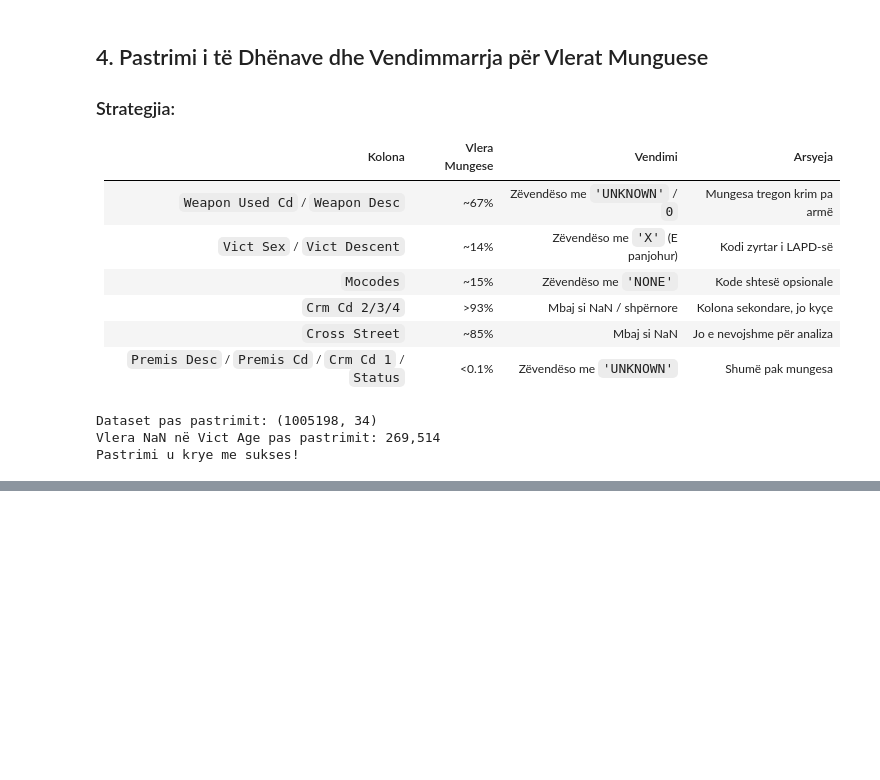
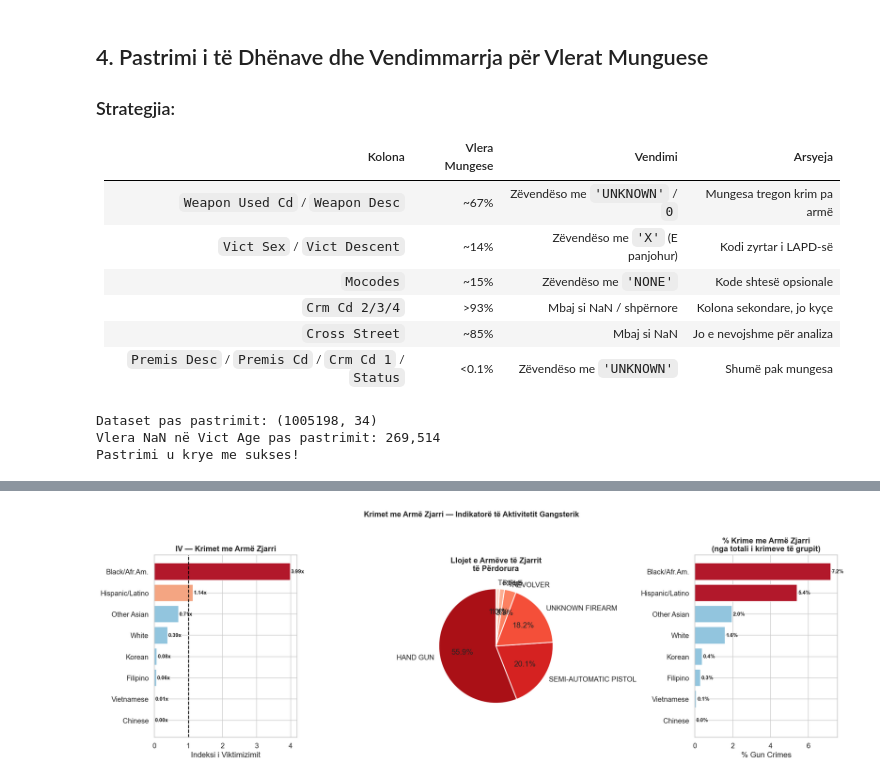
Before and after one commit to kle-di/LAPD-Crime-Analysis, a Jupyter notebook: Crime_analysis.ipynb, the cells around one changed output, grey strips where cells are left out. Saved outputs shown, nothing was run; the diff lists cells and outputs as text; code cells hidden in the pictures; blank space fills up the shorter version.

```diff
--- a/Crime_analysis.ipynb
+++ b/Crime_analysis.ipynb
@@ -209,0 +490,60 @@ Pastrimi u krye me sukses!
+# %%
+# Krimet me armë zjarri
+gun_keywords = ['HAND GUN', 'SEMI-AUTOMATIC PISTOL', 'UNKNOWN FIREARM', 'REVOLVER',
+                'SEMI-AUTOMATIC RIFLE', 'RIFLE', 'SHOTGUN', 'ASSAULT WEAPON']
+gun_df = df[df['Weapon Desc'].isin(gun_keywords)].copy()
+gun_df['Descent Name'] = gun_df['Vict Descent'].map(descent_map)
+gun_main = gun_df[gun_df['Descent Name'].isin(main_groups)]
+
+fig, axes = plt.subplots(1, 3, figsize=(18, 6))
+
+# --- Panel 1: IV për krimet me armë zjarri ---
+gun_pct = (gun_main['Descent Name'].value_counts(normalize=True) * 100).reset_index()
+gun_pct.columns = ['Grupi', 'Gun_%']
+gun_pct['Popullsia_%'] = gun_pct['Grupi'].map(pop_pct)
+gun_pct['IV_Gun'] = (gun_pct['Gun_%'] / gun_pct['Popullsia_%']).round(2)
+gun_pct = gun_pct.sort_values('IV_Gun', ascending=True)
+
+colors_g = ['#b2182b' if iv > 2 else '#f4a582' if iv > 1 else '#92c5de' for iv in gun_pct['IV_Gun']]
+b = axes[0].barh(gun_pct['Grupi'], gun_pct['IV_Gun'], color=colors_g, edgecolor='white')
+axes[0].axvline(1.0, color='black', linestyle='--', linewidth=1.5)
+axes[0].set_title('IV — Krimet me Armë Zjarri', fontweight='bold')
+axes[0].set_xlabel('Indeksi i Viktimizimit')
+for bar, iv in zip(b, gun_pct['IV_Gun']):
+    axes[0].text(iv + 0.02, bar.get_y() + bar.get_height()/2,
+                 f'{iv:.2f}x', va='center', fontsize=9, fontweight='bold')
+
+# --- Panel 2: Lloji i armës (pie) ---
+weapon_counts = gun_df['Weapon Desc'].value_counts()
+top_w = weapon_counts.head(5)
+other_w = weapon_counts.iloc[5:].sum()
+pie_labels = list(top_w.index) + ['Të tjera']
+pie_vals   = list(top_w.values) + [other_w]
+colors_w   = sns.color_palette('Reds_r', len(pie_labels))
+axes[1].pie(pie_vals, labels=pie_labels, autopct='%1.1f%%', colors=colors_w,
+            startangle=90, wedgeprops={'edgecolor':'white','linewidth':1.5})
+axes[1].set_title('Llojet e Armëve të Zjarrit\ntë Përdorura', fontweight='bold')
+
+# --- Panel 3: Gun crime vs total crime ratio by descent ---
+total_by_descent = df_known['Descent Name'].value_counts().reset_index()
+total_by_descent.columns = ['Grupi','Total']
+gun_by_descent = gun_main['Descent Name'].value_counts().reset_index()
+gun_by_descent.columns = ['Grupi','Gun']
+merged = total_by_descent.merge(gun_by_descent, on='Grupi')
+merged['Gun_Ratio_%'] = (merged['Gun'] / merged['Total'] * 100).round(2)
+merged = merged.sort_values('Gun_Ratio_%', ascending=True)
+
+c_ratio = ['#b2182b' if r > 5 else '#f4a582' if r > 3 else '#92c5de' for r in merged['Gun_Ratio_%']]
+axes[2].barh(merged['Grupi'], merged['Gun_Ratio_%'], color=c_ratio, edgecolor='white')
+axes[2].set_title('% Krime me Armë Zjarri\n(nga totali i krimeve të grupit)', fontweight='bold')
+axes[2].set_xlabel('% Gun Crimes')
+for i, (idx, row) in enumerate(merged.iterrows()):
+    axes[2].text(row['Gun_Ratio_%'] + 0.05, i,
+                 f"{row['Gun_Ratio_%']:.1f}%", va='center', fontsize=9, fontweight='bold')
+
+plt.suptitle('Krimet me Armë Zjarri — Indikatorë të Aktivitetit Gangsterik',
+             fontsize=13, fontweight='bold', y=1.01)
+plt.tight_layout()
+plt.show()
+# %% [output]
+[figure, added]
```
Also changed, not shown: parts of 15 cells of this notebook.
